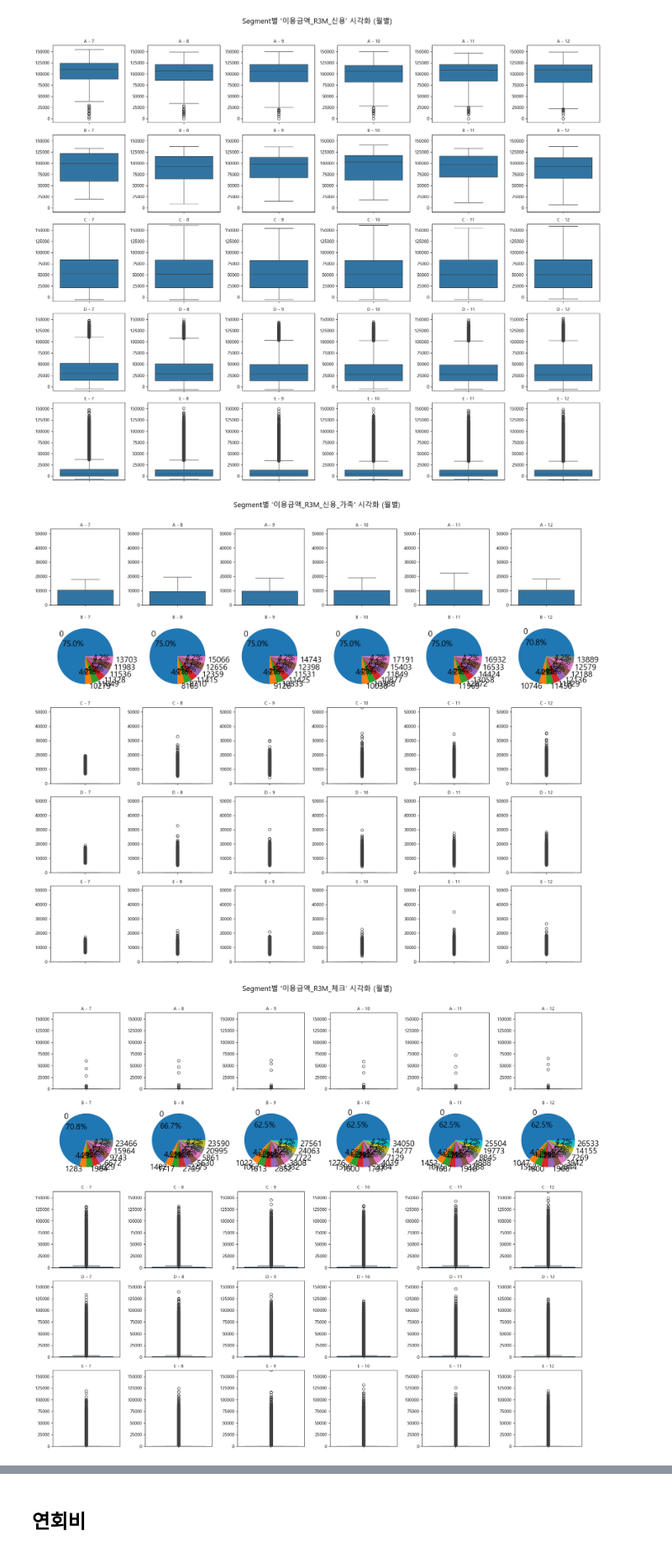
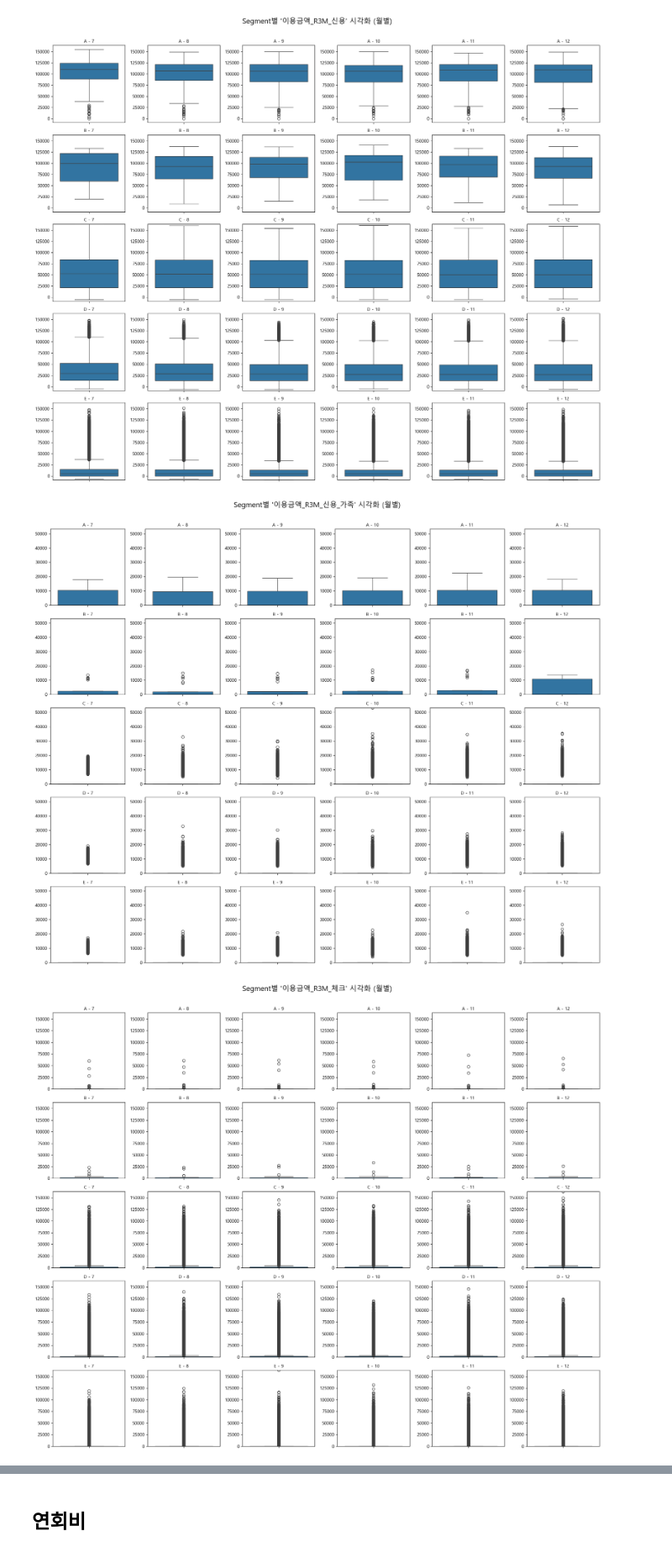
Before and after one commit to howsrio/credit_segment, a Jupyter notebook: eda/1.회원정보/카드이용.ipynb, the cells around one changed output, grey strips where cells are left out. Shown at 84% size. Drawn from its saved outputs; the diff is of its cells as text; code cells hidden in the pictures.

```diff
--- a/eda/1.회원정보/카드이용.ipynb
+++ b/eda/1.회원정보/카드이용.ipynb
@@ -69,19 +87,21 @@ plot_segment_grid(dfs = customers,
 # %%
 plot_segment_grid(dfs = customers,
                   col = "이용금액_R3M_신용_가족",
+                  is_categorical= False,
                   months = [7, 8, 9, 10, 11, 12],
                   segment_col = "Segment",
                   subfigsize = (3, 3))
 # %% [output]
-[figure, old version]
+[figure, new version]
 # %%
 plot_segment_grid(dfs = customers,
                   col = "이용금액_R3M_체크",
+                  is_categorical= False,
                   months = [7, 8, 9, 10, 11, 12],
                   segment_col = "Segment",
                   subfigsize = (3, 3))
 # %% [output]
-[figure, old version]
+[figure, new version]
 # %%
 plot_segment_grid(dfs = customers,
                   col = "이용금액_R3M_체크_가족",
```
Also changed, not shown: parts of 2 cells of this notebook, 12 other files.
